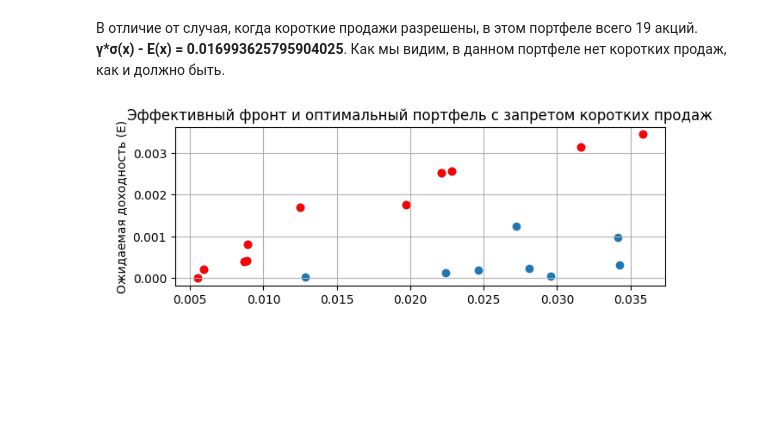
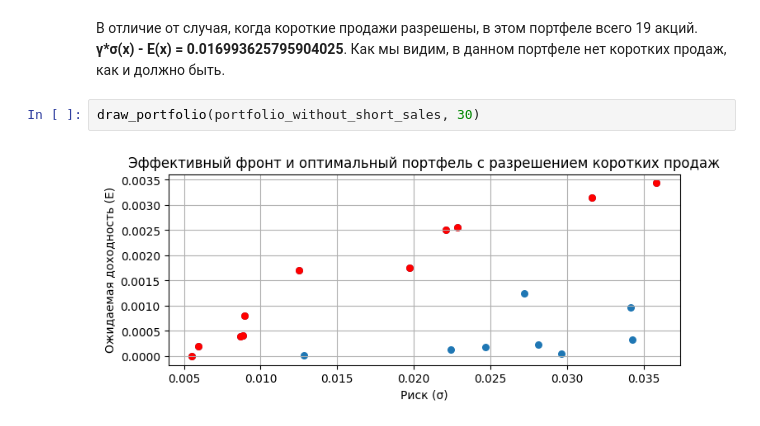
Before and after one commit to AkyLkaNastya/stock-market-analysis, a Jupyter notebook: Часть 2/report.ipynb, the cells around one changed output. Cells and saved outputs as stored; diff of their text form; blank space fills up the shorter version.

```diff
--- a/Часть 2/report.ipynb
+++ b/Часть 2/report.ipynb
@@ -302,5 +343,7 @@ print(portfolio_without_short_sales)
 49   CEED4.SA  6.046672e-15
 # %% [markdown]
 В отличие от случая, когда короткие продажи разрешены, в этом портфеле всего 19 акций. <b>γ*σ(x) - E(x) = 0.016993625795904025</b>. Как мы видим, в данном портфеле нет коротких продаж, как и должно быть.
-# %% [markdown]
-![Эффективный фронт и оптимальный портфель с запретом коротких продаж.png](<attachment:Эффективный фронт и оптимальный портфель с запретом коротких продаж.png>)
+# %%
+draw_portfolio(portfolio_without_short_sales, 30)
+# %% [output]
+[figure, added]
```
Also changed, not shown: parts of 4 cells of this notebook, 1 other file.
